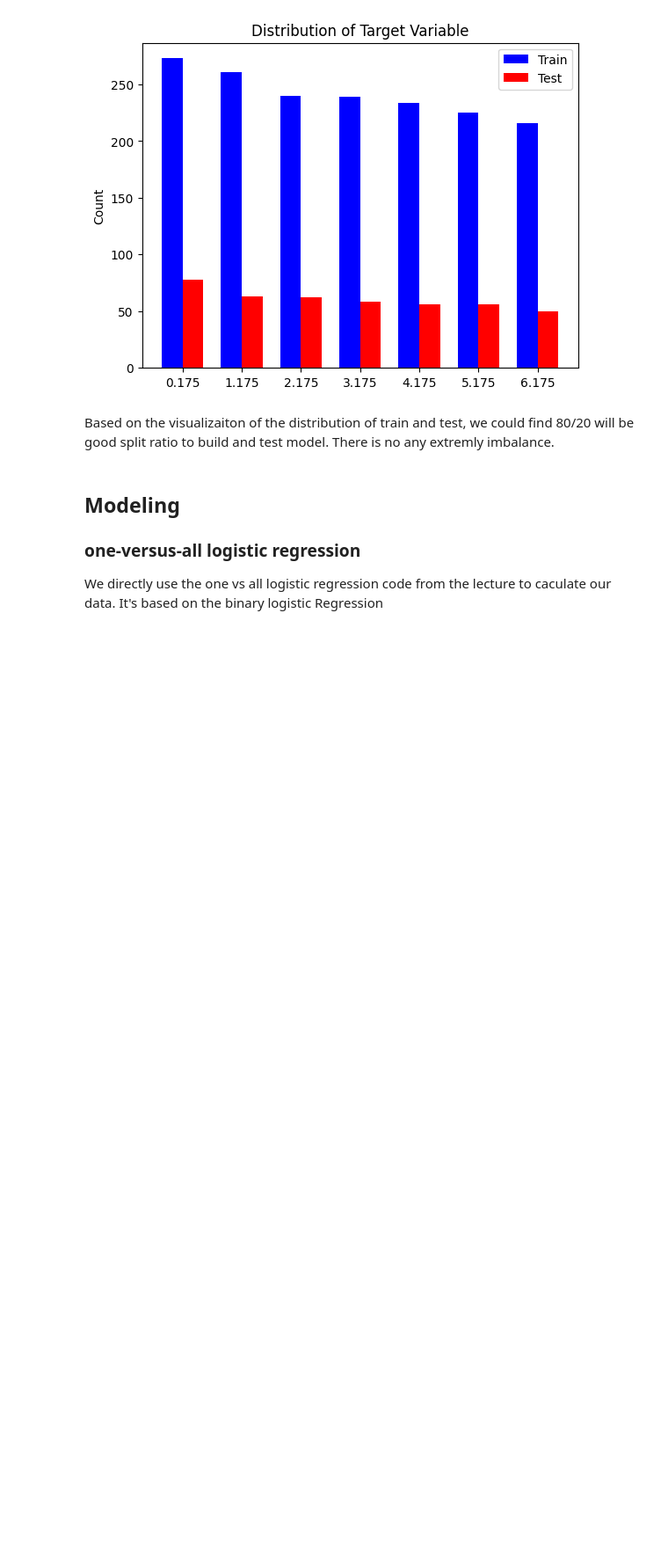
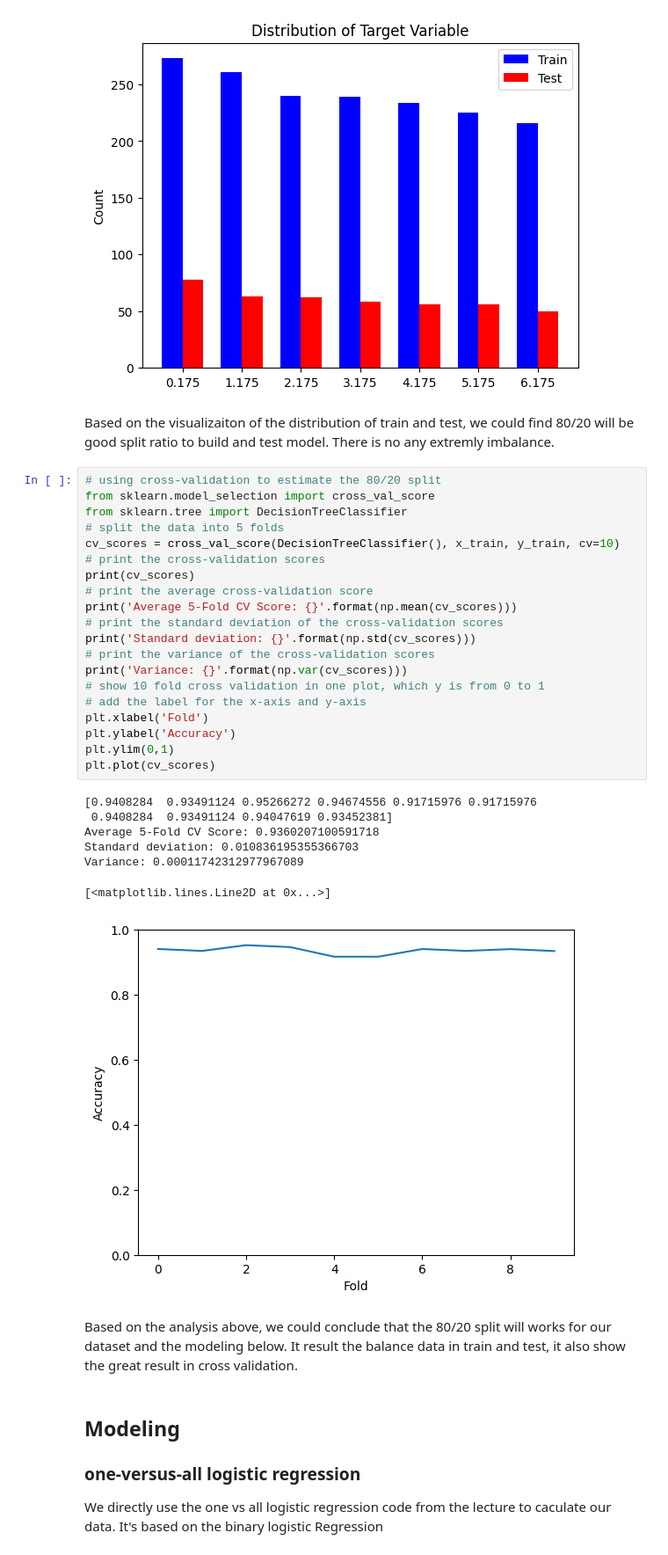
Before and after one commit to livingspring/CS7324LabAssignment, a Jupyter notebook: Lab3.ipynb, the cells around one changed output. Shown at 88% size. Cells and saved outputs as stored; diff of their text form; blank space fills up the shorter version.

```diff
--- a/Lab3.ipynb
+++ b/Lab3.ipynb
@@ -235,6 +235,36 @@ plt.show()
 [figure]
 # %% [markdown]
 Based on the visualizaiton of the distribution of train and test, we could find 80/20 will be good split ratio to build and test model. There is no any extremly imbalance.
+# %%
+# using cross-validation to estimate the 80/20 split
+from sklearn.model_selection import cross_val_score
+from sklearn.tree import DecisionTreeClassifier
+# split the data into 5 folds
+cv_scores = cross_val_score(DecisionTreeClassifier(), x_train, y_train, cv=10)
+# print the cross-validation scores
+print(cv_scores)
+# print the average cross-validation score
+print('Average 5-Fold CV Score: {}'.format(np.mean(cv_scores)))
+# print the standard deviation of the cross-validation scores
+print('Standard deviation: {}'.format(np.std(cv_scores)))
+# print the variance of the cross-validation scores
+print('Variance: {}'.format(np.var(cv_scores)))
+# show 10 fold cross validation in one plot, which y is from 0 to 1
+# add the label for the x-axis and y-axis
+plt.xlabel('Fold')
+plt.ylabel('Accuracy')
+plt.ylim(0,1)
+plt.plot(cv_scores)
+# %% [output]
+[0.9408284  0.93491124 0.95266272 0.94674556 0.91715976 0.91715976
+ 0.9408284  0.93491124 0.94047619 0.93452381]
+Average 5-Fold CV Score: 0.9360207100591718
+Standard deviation: 0.010836195355366703
+Variance: 0.00011742312977967089
+[<matplotlib.lines.Line2D at 0x...>]
+[figure, added]
+# %% [markdown]
+Based on the analysis above, we could conclude that the 80/20 split will works for our dataset and the modeling below. It result the balance data in train and test, it also show the great result in cross validation.
 # %% [markdown]
 ## Modeling
 
```
Also changed, not shown: parts of 9 cells of this notebook.
